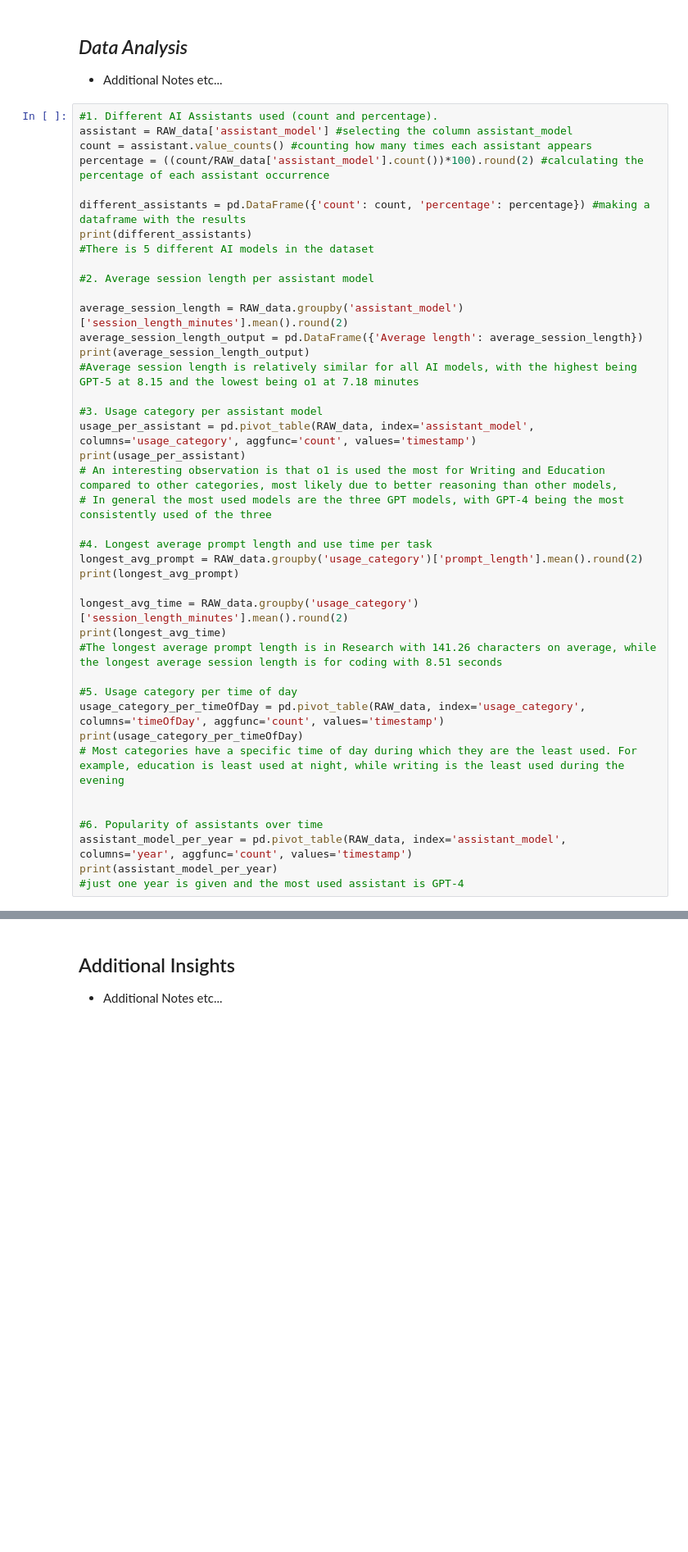
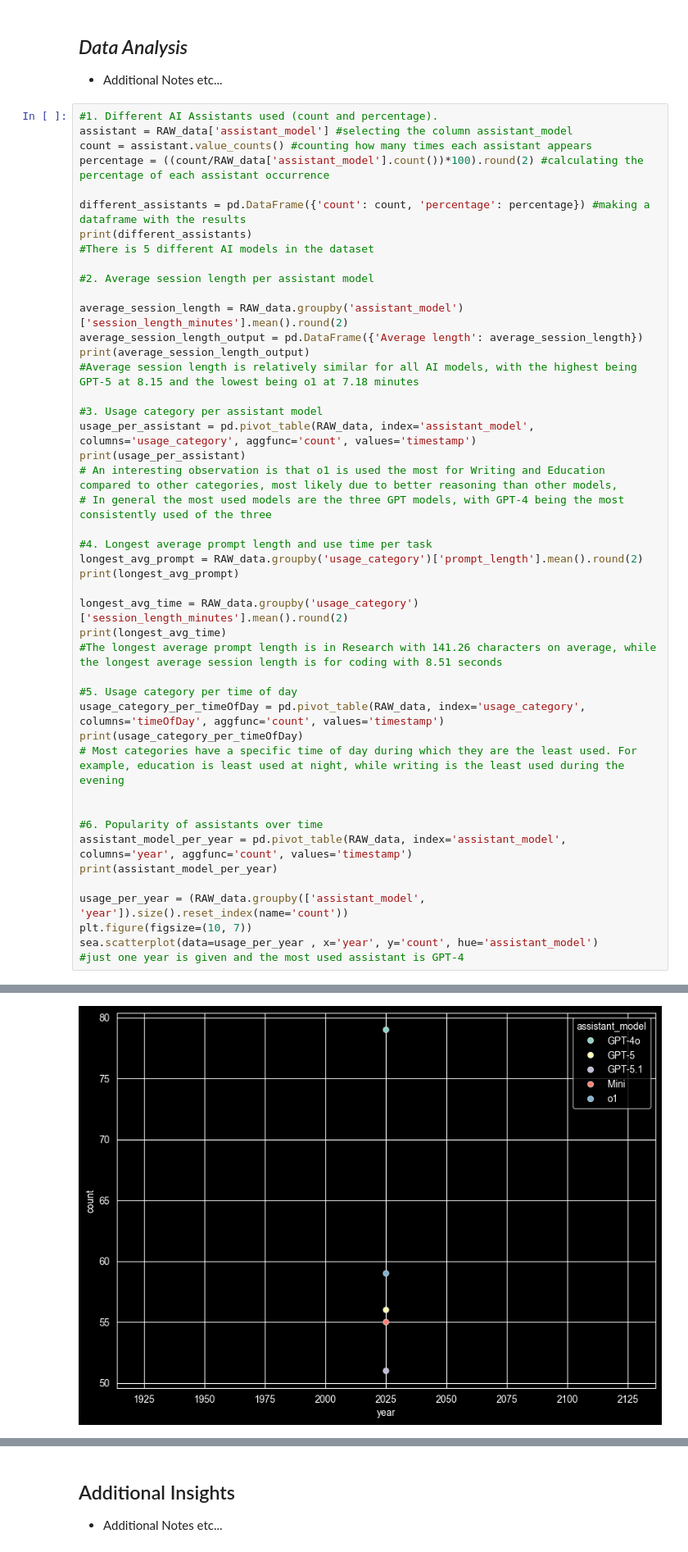
Before and after one commit to EXTREEME-FOUNDATION/OOPY-Project_AI_Assistant_G1, a Jupyter notebook: Main.ipynb, the cells around one changed output, grey strips where cells are left out. Shown at 82% size. Cells and saved outputs as stored; diff of their text form; blank space fills up the shorter version.

```diff
--- a/Main.ipynb
+++ b/Main.ipynb
@@ -298,6 +298,10 @@ print(usage_category_per_timeOfDay)
 #6. Popularity of assistants over time
 assistant_model_per_year = pd.pivot_table(RAW_data, index='assistant_model', columns='year', aggfunc='count', values='timestamp')
 print(assistant_model_per_year)
+
+usage_per_year = (RAW_data.groupby(['assistant_model', 'year']).size().reset_index(name='count'))
+plt.figure(figsize=(10, 7))
+sea.scatterplot(data=usage_per_year , x='year', y='count', hue='assistant_model')
 #just one year is given and the most used assistant is GPT-4
 # %% [output]
                  count  percentage
@@ -320,3 +325,4 @@ o1                 59
+[figure, added]
 # %%
 ## code for data analysis here
 
```
Also changed, not shown: parts of 1 cell of this notebook.
